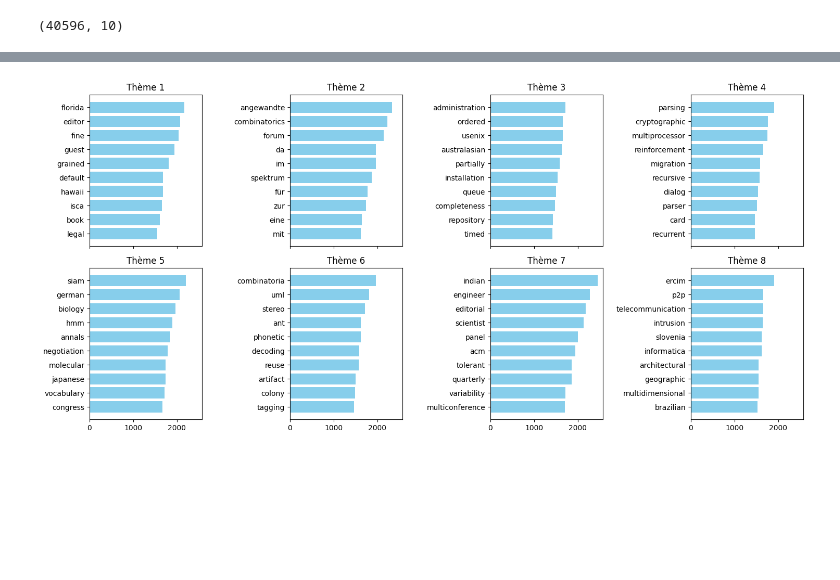
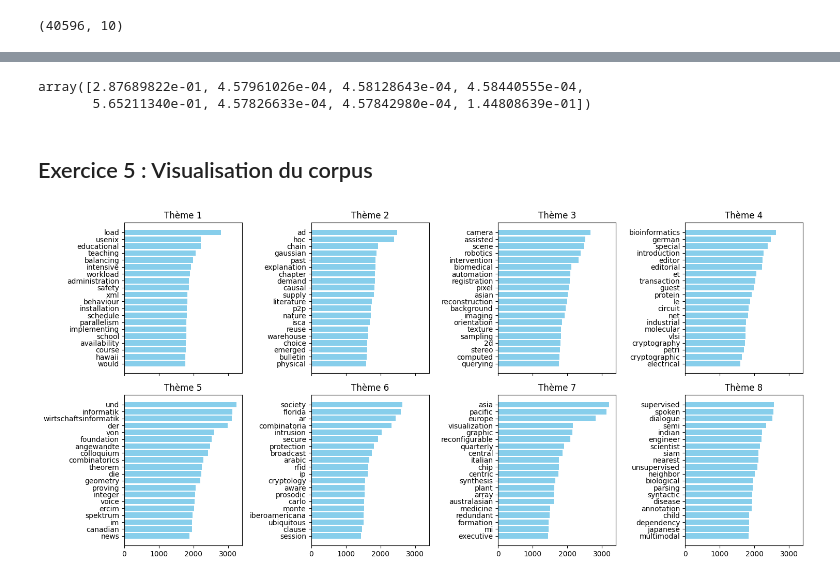
Before and after one commit to Bees11111/NetworkAnalysis_SearchEngine, a Jupyter notebook: partie2.ipynb, the cells around one changed output, grey strips where cells are left out. Drawn from its saved outputs; the diff is of its cells as text; code cells hidden in the pictures; blank space fills up the shorter version.

```diff
--- a/partie2.ipynb
+++ b/partie2.ipynb
@@ -142,34 +142,41 @@ X_topics.shape
+# %%
+X_topics[0]
+# %% [output]
+array([2.87689822e-01, 4.57961026e-04, 4.58128643e-04, 4.58440555e-04,
+       5.65211340e-01, 4.57826633e-04, 4.57842980e-04, 1.44808639e-01])
+# %% [markdown]
+## Exercice 5 : Visualisation du corpus
 # %%
 import numpy as np
 import matplotlib.pyplot as plt
 import seaborn as sns
 from sklearn.feature_extraction.text import CountVectorizer
 
 
 # Récupérer le vocabulaire
 feature_names = tf_vectorizer.get_feature_names_out()
 
 # Nombre de mots à afficher par thème
-top_n_words = 10
+top_n_words = 20
 
 # Afficher les mots les plus importants de chaque thème
 fig, axes = plt.subplots(2, 4, figsize=(15, 7), sharex=True)
 axes = axes.flatten()
 
 for topic_idx, topic in enumerate(lda_model.components_):
     top_words_idx = topic.argsort()[-top_n_words:]  # Indices des mots les plus importants
     top_words = [feature_names[i] for i in top_words_idx]  # Convertir indices en mots
     top_values = topic[top_words_idx]  # Poids des mots
 
     # Tracer le bar plot
     ax = axes[topic_idx]
     ax.barh(top_words, top_values, color='skyblue')
     ax.set_title(f"Thème {topic_idx+1}")
 
 plt.tight_layout()
 plt.show()
 # %% [output]
-[figure, old version]
+[figure, new version]
 # %%
 from wordcloud import WordCloud
 import matplotlib.pyplot as plt
```
Also changed, not shown: parts of 14 cells of this notebook, 4 other files.
